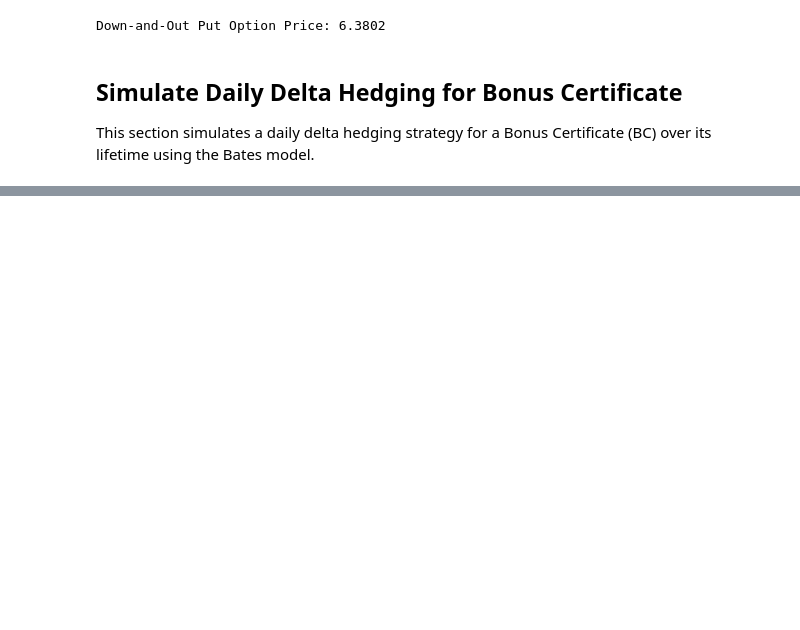
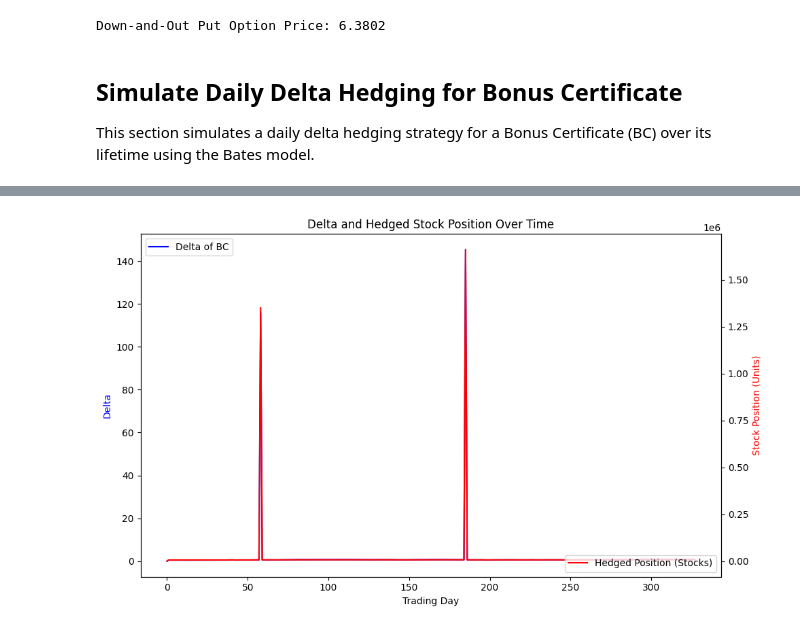
Before and after one commit to MichaelCarloH/bonus-certificate-bates-hedging, a Jupyter notebook: notebooks/bc_pricing.ipynb, the cells around one changed output, grey strips where cells are left out. Drawn from its saved outputs; the diff is of its cells as text; code cells hidden in the pictures; blank space fills up the shorter version.

```diff
--- a/notebooks/bc_pricing.ipynb
+++ b/notebooks/bc_pricing.ipynb
@@ -466,0 +437,14 @@ plt.show()
+# %%
+
+# Initialize parameters
+N = 1_000_000  # Notional
+S0 = 81.25  # Initial stock price
+K = 85  # Strike price of the option (for the barrier)
+H = 55  # Barrier price of the option
+
+T = 0.9
+
+trading_days = int(T * 365)  # Number of trading days in a year
+print(trading_days, T)
+dt = T / trading_days  # Time step
+epsilon = 1e-4  # Finite difference step for delta calculation
@@ -466,0 +468,65 @@ plt.show()
+# %%
+import numpy as np
+import matplotlib.pyplot as plt
+
+# Simulate one Bates path
+np.random.seed(42)
+bates_path = calibrated_model.simulate_paths(n_paths=1, n_steps=trading_days, seed=42)[0]
+
+# Initialize arrays to track delta and stock position
+deltas = np.zeros(trading_days)
+stock_position = np.zeros(trading_days)
+
+# Initial stock price
+S_t = S0
+
+# Loop over the trading days and calculate delta and hedge continuously
+for t in range(1, trading_days):
+    S_t = bates_path[t]  # Update the stock price at time t
+
+    # Calculate the delta of the down-and-out put at time t using finite difference
+    P_plus = calibrated_model.price_down_and_out_put(K, H, n_paths=1000, seed=42, S0=S_t + epsilon)
+    P_minus = calibrated_model.price_down_and_out_put(K, H, n_paths=1000, seed=42, S0=S_t - epsilon)
+    delta_DO = (P_plus - P_minus) / (2 * epsilon)
+
+    # Total delta of the Bonus Certificate
+    delta_BC = 1 + delta_DO
+
+    # Track the delta and stock position
+    deltas[t] = delta_BC
+    stock_position[t] = delta_BC * N / S_t  # Adjust stock position
+
+
+# Calculate the average stock price over the simulated path
+average_stock_price = np.mean(bates_path)
+
+# Calculate average hold time for stock
+average_stock_position = np.mean(stock_position)
+average_hold_time = average_stock_position * T / N
+accrued_dividend = average_stock_position * q * T * average_stock_price
+interest_cost = average_stock_position * r * T
+
+# Plotting the results with two y-axes
+fig, ax1 = plt.subplots(figsize=(10, 6))
+
+# Plot delta on the first y-axis
+ax1.plot(range(trading_days), deltas, label="Delta of BC", color="blue")
+ax1.set_xlabel("Trading Day")
+ax1.set_ylabel("Delta", color="blue")
+ax1.tick_params(axis="y")
+ax1.set_title("Delta and Hedged Stock Position Over Time")
+
+# Create a second y-axis for the stock position
+ax2 = ax1.twinx()
+ax2.plot(range(trading_days), stock_position, label="Hedged Position (Stocks)", color="red")
+ax2.set_ylabel("Stock Position (Units)", color="red")
+ax2.tick_params(axis="y")
+
+# Add legends
+ax1.legend(loc="upper left")
+ax2.legend(loc="lower right")
+
+plt.tight_layout()
+plt.show()
+# %% [output]
+[figure, added]
```
Also changed, not shown: parts of 11 cells of this notebook, 1 other file.
